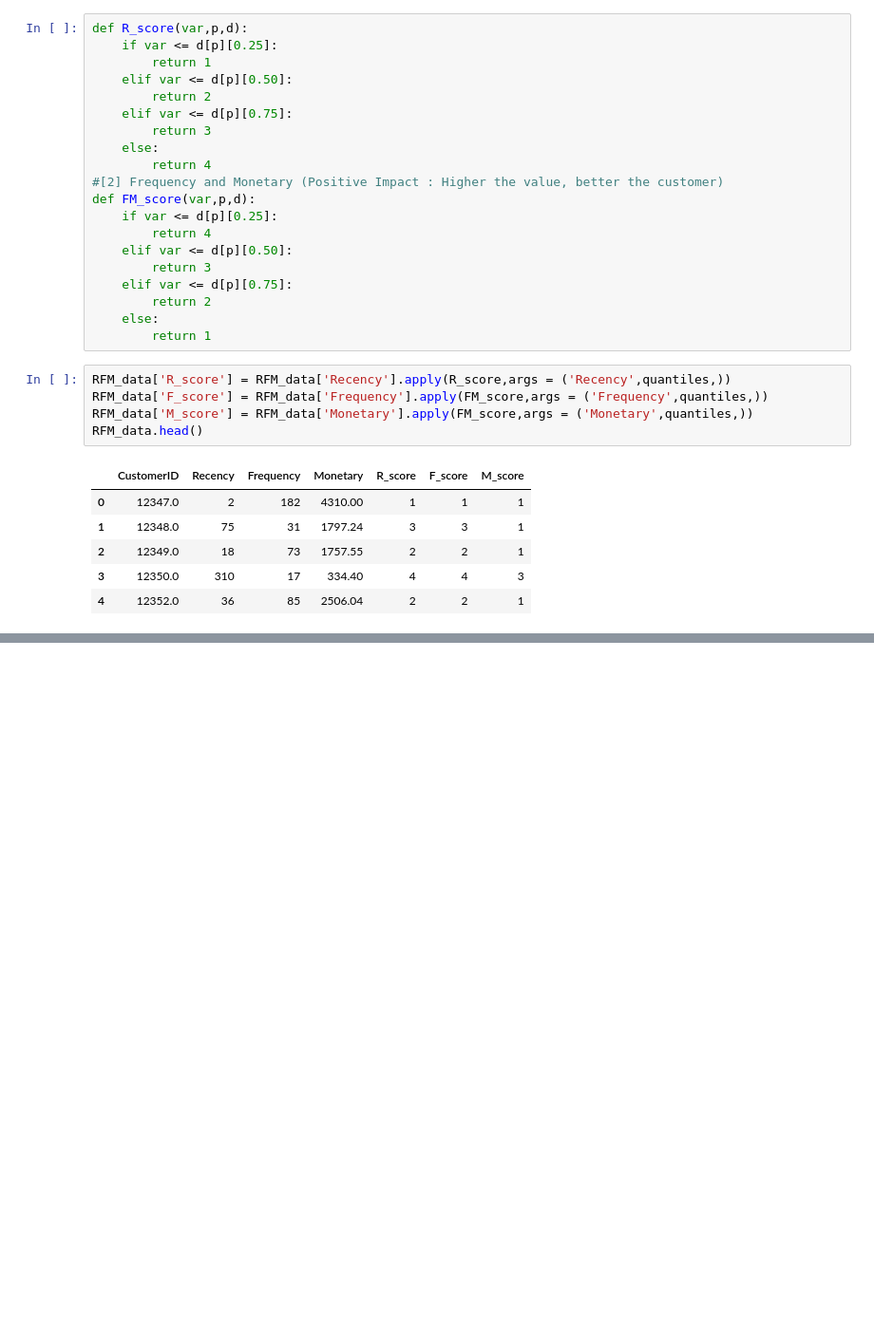
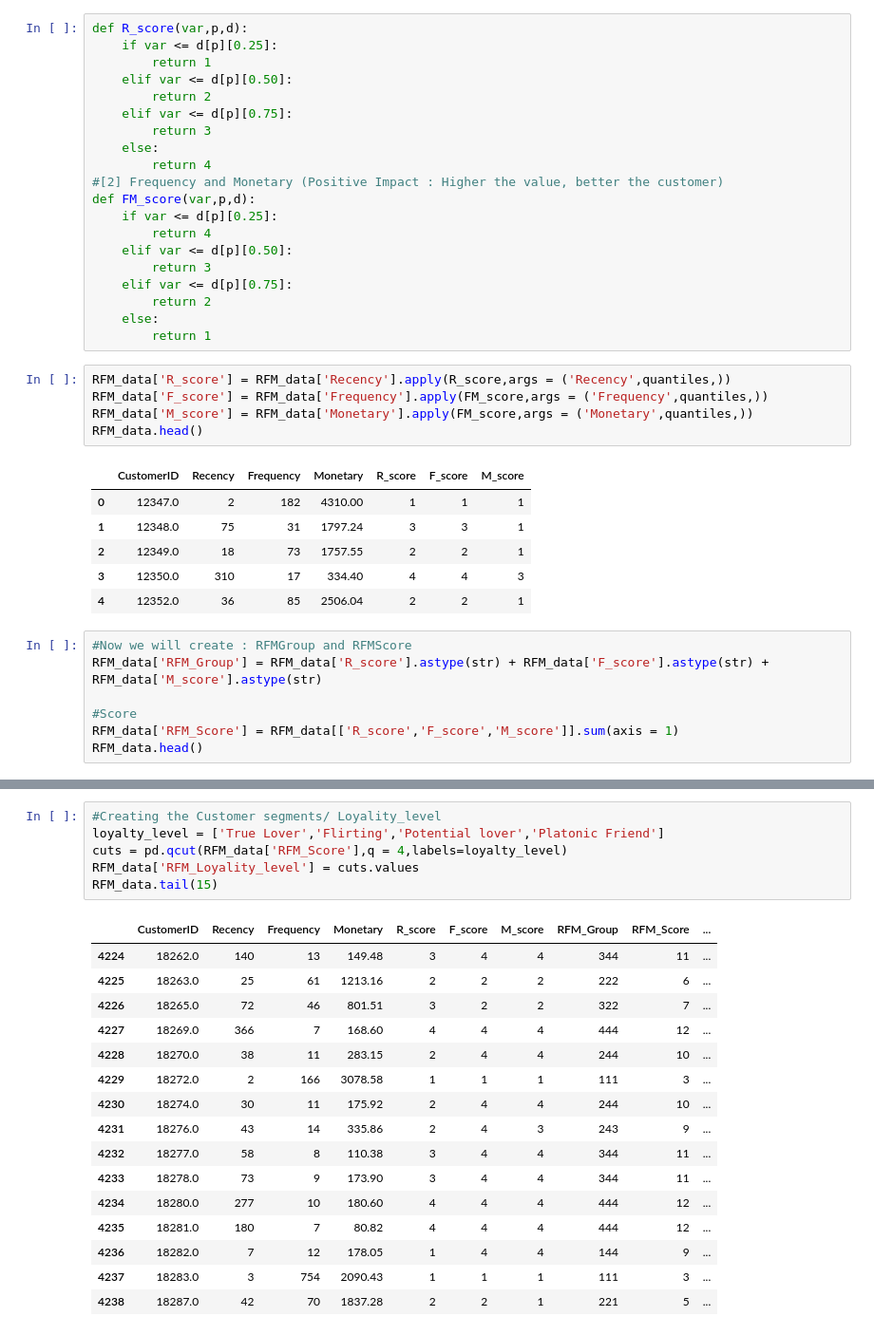
Before and after one commit to Edna-soso/DataAnalysis_Project, a Jupyter notebook: Model/RFM.ipynb, the cells around one changed output, grey strips where cells are left out. Shown at 95% size. Drawn from its saved outputs; the diff is of its cells as text; blank space fills up the shorter version.

```diff
--- a/Model/RFM.ipynb
+++ b/Model/RFM.ipynb
@@ -113,3 +118,10 @@ RFM_data.head()
 | 2 | 12349.0 | 18 | 73 | 1757.55 | 2 | 2 | 1 |
 | 3 | 12350.0 | 310 | 17 | 334.40 | 4 | 4 | 3 |
 | 4 | 12352.0 | 36 | 85 | 2506.04 | 2 | 2 | 1 |
+# %%
+#Now we will create : RFMGroup and RFMScore
+RFM_data['RFM_Group'] = RFM_data['R_score'].astype(str) + RFM_data['F_score'].astype(str) + RFM_data['M_score'].astype(str)
+
+#Score
+RFM_data['RFM_Score'] = RFM_data[['R_score','F_score','M_score']].sum(axis = 1)
+RFM_data.head()
@@ -115,0 +135,23 @@ RFM_data.head()
+# %%
+#Creating the Customer segments/ Loyality_level
+loyalty_level = ['True Lover','Flirting','Potential lover','Platonic Friend']
+cuts = pd.qcut(RFM_data['RFM_Score'],q = 4,labels=loyalty_level)
+RFM_data['RFM_Loyality_level'] = cuts.values
+RFM_data.tail(15)
+# %% [output]
+|  | CustomerID | Recency | Frequency | Monetary | R_score | F_score | M_score | RFM_Group | RFM_Score | ... |
+| 4224 | 18262.0 | 140 | 13 | 149.48 | 3 | 4 | 4 | 344 | 11 | ... |
+| 4225 | 18263.0 | 25 | 61 | 1213.16 | 2 | 2 | 2 | 222 | 6 | ... |
+| 4226 | 18265.0 | 72 | 46 | 801.51 | 3 | 2 | 2 | 322 | 7 | ... |
+| 4227 | 18269.0 | 366 | 7 | 168.60 | 4 | 4 | 4 | 444 | 12 | ... |
+| 4228 | 18270.0 | 38 | 11 | 283.15 | 2 | 4 | 4 | 244 | 10 | ... |
+| 4229 | 18272.0 | 2 | 166 | 3078.58 | 1 | 1 | 1 | 111 | 3 | ... |
+| 4230 | 18274.0 | 30 | 11 | 175.92 | 2 | 4 | 4 | 244 | 10 | ... |
+| 4231 | 18276.0 | 43 | 14 | 335.86 | 2 | 4 | 3 | 243 | 9 | ... |
+| 4232 | 18277.0 | 58 | 8 | 110.38 | 3 | 4 | 4 | 344 | 11 | ... |
+| 4233 | 18278.0 | 73 | 9 | 173.90 | 3 | 4 | 4 | 344 | 11 | ... |
+| 4234 | 18280.0 | 277 | 10 | 180.60 | 4 | 4 | 4 | 444 | 12 | ... |
+| 4235 | 18281.0 | 180 | 7 | 80.82 | 4 | 4 | 4 | 444 | 12 | ... |
+| 4236 | 18282.0 | 7 | 12 | 178.05 | 1 | 4 | 4 | 144 | 9 | ... |
+| 4237 | 18283.0 | 3 | 754 | 2090.43 | 1 | 1 | 1 | 111 | 3 | ... |
+| 4238 | 18287.0 | 42 | 70 | 1837.28 | 2 | 2 | 1 | 221 | 5 | ... |
```
Also changed, not shown: parts of 3 cells of this notebook.
